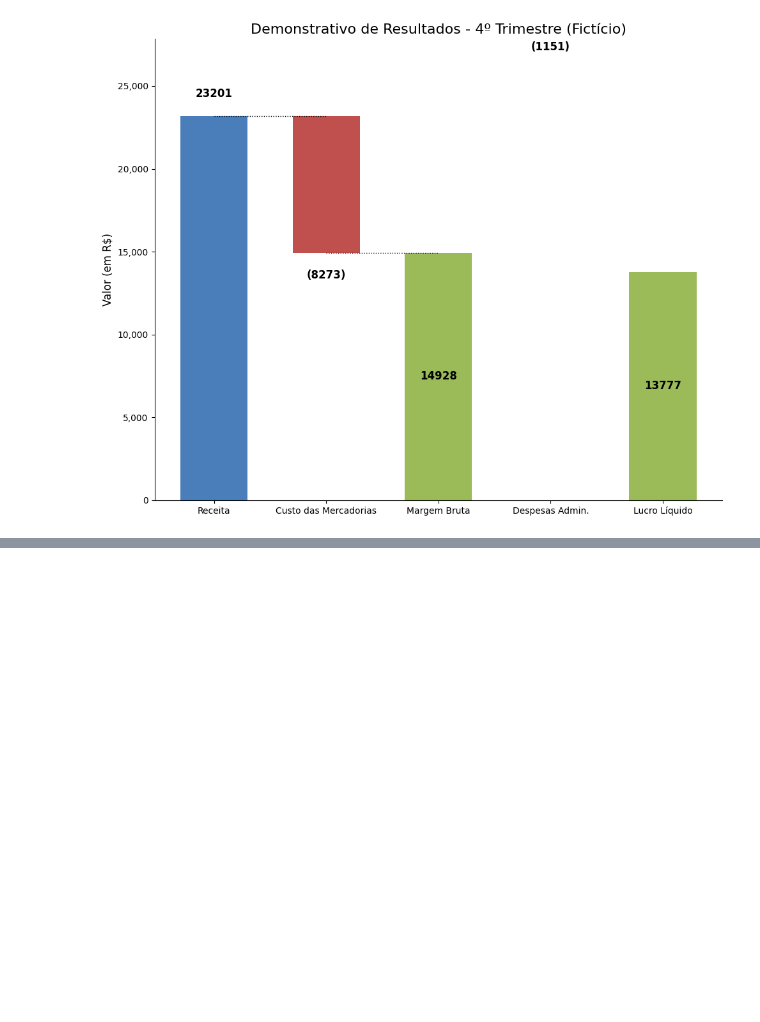
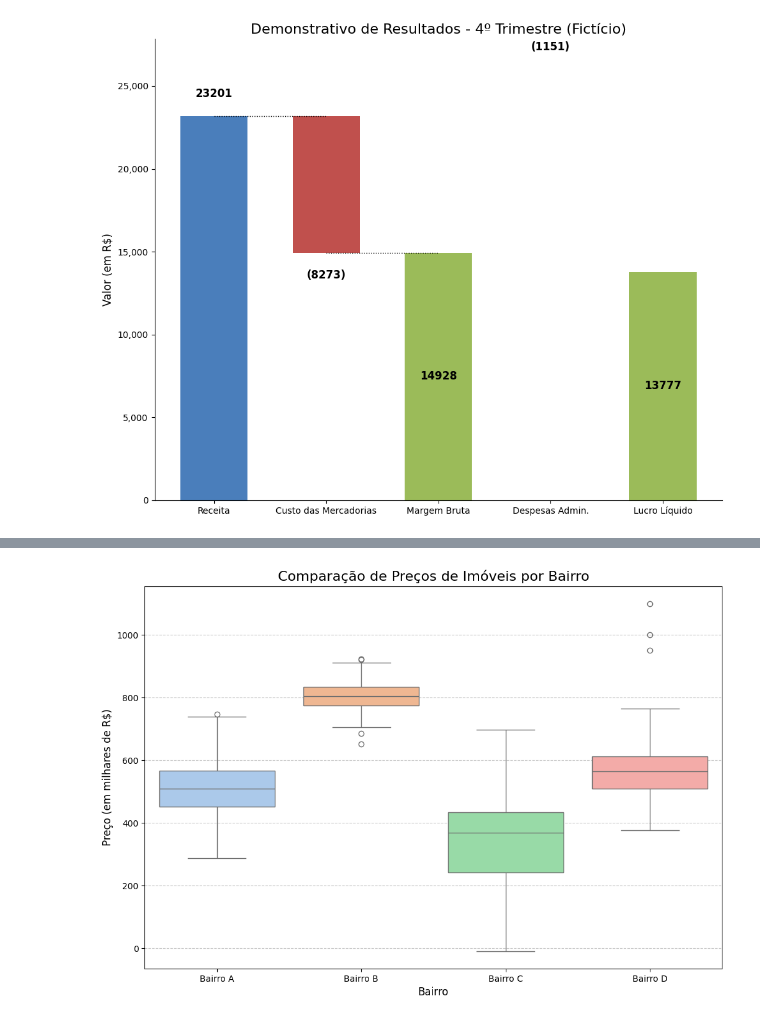
Before and after one commit to welson-rodrigues/tipos-de-graficos, a Jupyter notebook: atividade.ipynb, the cells around one changed output, grey strips where cells are left out. Drawn from its saved outputs; the diff is of its cells as text; code cells hidden in the pictures; blank space fills up the shorter version.

```diff
--- a/atividade.ipynb
+++ b/atividade.ipynb
@@ -735,0 +827,46 @@ plt.show()
+# %%
+import matplotlib.pyplot as plt
+import pandas as pd
+import numpy as np
+import seaborn as sns
+
+# Simulando a distribuição de preços de imóveis em 4 bairros diferentes.
+np.random.seed(10)
+num_imoveis_por_bairro = 100
+
+# Bairro A: Preços medianos, dispersão normal
+precos_a = np.random.normal(loc=500, scale=100, size=num_imoveis_por_bairro)
+
+# Bairro B: Preços altos, pouca dispersão (bairro nobre e homogêneo)
+precos_b = np.random.normal(loc=800, scale=50, size=num_imoveis_por_bairro)
+
+# Bairro C: Preços baixos, alta dispersão (bairro com grande variedade de imóveis)
+precos_c = np.random.normal(loc=350, scale=150, size=num_imoveis_por_bairro)
+
+# Bairro D: Preços medianos, mas com alguns outliers de luxo
+precos_d = np.random.normal(loc=550, scale=80, size=num_imoveis_por_bairro)
+precos_d = np.append(precos_d, [950, 1000, 1100]) # Adicionando outliers
+
+# Organizar os dados em um DataFrame para o Seaborn
+bairros = ['Bairro A'] * num_imoveis_por_bairro + \
+          ['Bairro B'] * num_imoveis_por_bairro + \
+          ['Bairro C'] * num_imoveis_por_bairro + \
+          ['Bairro D'] * len(precos_d) # Bairro D tem mais imóveis por causa dos outliers
+
+precos = np.concatenate([precos_a, precos_b, precos_c, precos_d])
+
+df_imoveis = pd.DataFrame({'Bairro': bairros, 'Preço (em milhares de R$)': precos})
+
+plt.figure(figsize=(12, 8))
+sns.boxplot(x='Bairro', y='Preço (em milhares de R$)', data=df_imoveis, hue='Bairro', palette='pastel', legend=False)
+
+plt.title('Comparação de Preços de Imóveis por Bairro', fontsize=16)
+plt.xlabel('Bairro', fontsize=12)
+plt.ylabel('Preço (em milhares de R$)', fontsize=12)
+
+# Adicionar um grid para facilitar a leitura dos valores
+plt.grid(axis='y', linestyle='--', alpha=0.7)
+
+plt.show()
+# %% [output]
+[figure, added]
```
Also changed, not shown: parts of 3 cells of this notebook.
